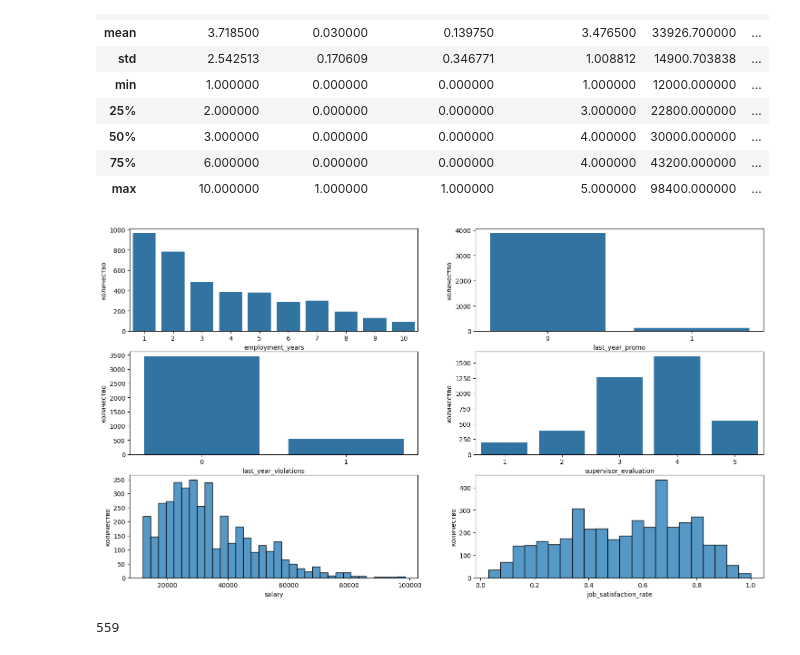
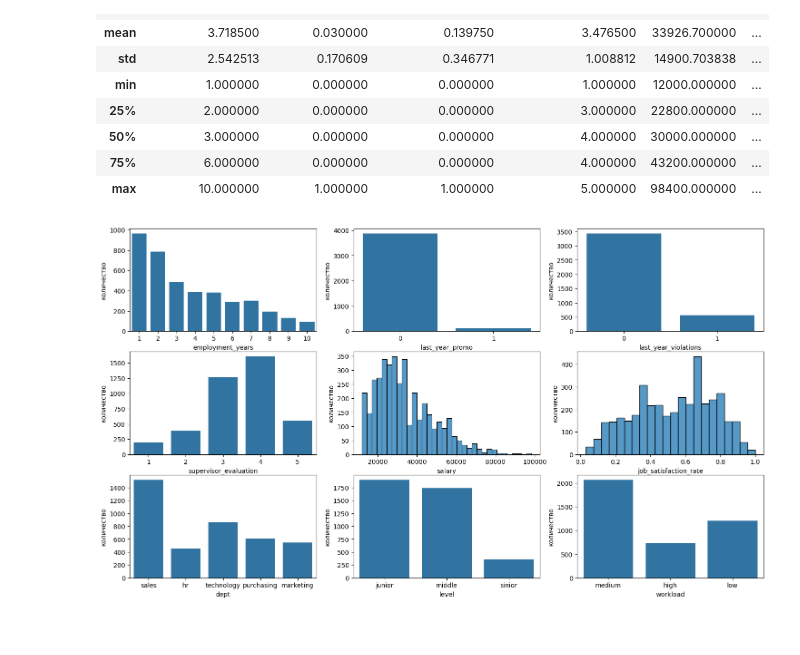
Before and after one commit to serguntsov/ML_HR_ANALYST, a Jupyter notebook: satisfaction_rate_job.ipynb, the cells around one changed output. Drawn from its saved outputs; the diff is of its cells as text; code cells hidden in the pictures.

```diff
--- a/satisfaction_rate_job.ipynb
+++ b/satisfaction_rate_job.ipynb
@@ -368,17 +369,28 @@ memory usage: 152.5+ KB
 # %% [markdown]
 ### Исследовательский анализ данных
 # %%
-# Функция для отображения гистограммы числовых признаков
-def plt_hist_num(df):
+# Функция для отображения гистограммы всех признаков
+def plt_hist(df):
     plt.figure(figsize=(18, 10))
+    i = 1
     num_columns = df.select_dtypes(include='number').columns[1:]
+    cat_columns = train_job_satisfaction.select_dtypes(exclude='number').columns
 
-    for i, clm in enumerate(num_columns):
-        plt.subplot(3, 2, i+1)
-        if df[clm].nunique() <= 20:
-            axes = sns.countplot(data=df.iloc[:, 1:], x=clm, color='#1F77B4')
+    # числовые
+    for clm_n in num_columns:
+        plt.subplot(3, 3, i)
+        if df[clm_n].nunique() <= 20:
+            axes = sns.countplot(data=df.iloc[:, 1:], x=clm_n, color='#1F77B4')
         else:
-            axes = sns.histplot(data=df.iloc[:, 1:], x=clm)
+            axes = sns.histplot(data=df.iloc[:, 1:], x=clm_n)
         axes.set_ylabel('количество')
+        i += 1
+
+    # категориальные
+    for clm_c in cat_columns:
+        plt.subplot(3, 3, i)
+        axes = sns.countplot(data=train_job_satisfaction, x=clm_c, color='#1F77B4')
+        axes.set_ylabel('количество')
+        i += 1
 
     plt.show()
@@ -395,10 +409,6 @@ train_job_satisfaction.iloc[:, 1:].describe()
 | 75% | 6.000000 | 0.000000 | 0.000000 | 4.000000 | 43200.000000 | ... |
 | max | 10.000000 | 1.000000 | 1.000000 | 5.000000 | 98400.000000 | ... |
 # %%
-plt_hist_num(train_job_satisfaction)
+plt_hist(train_job_satisfaction)
 # %% [output]
-[figure, old version]
+[figure, new version]
-# %%
-train_job_satisfaction['last_year_violations'].sum()
-# %% [output]
-559
```
Also changed, not shown: parts of 13 cells of this notebook.
